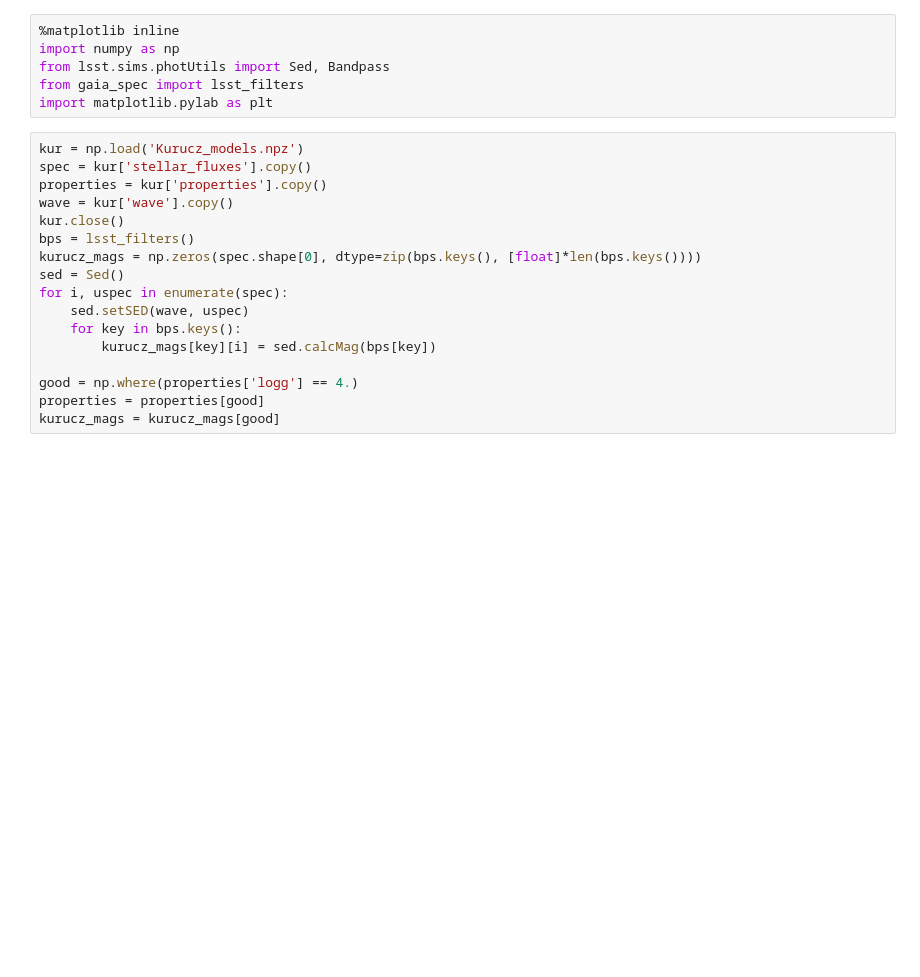
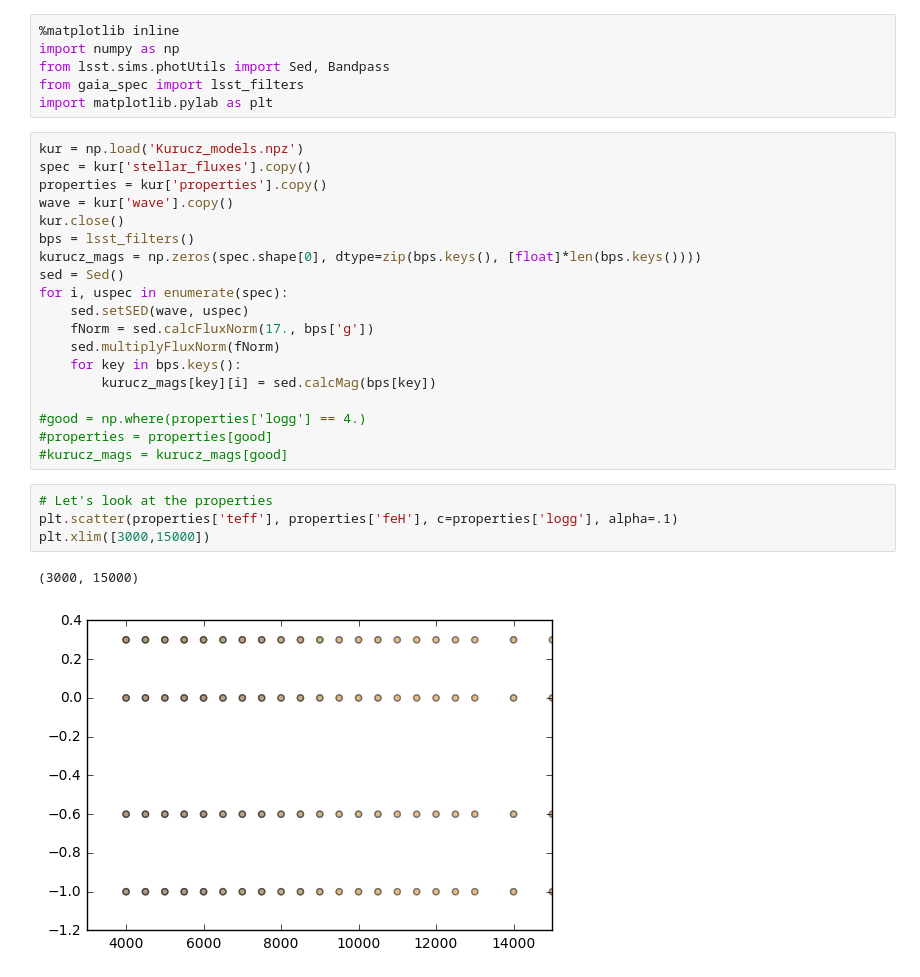
Before and after one commit to lsst-sims/sims_gaia_calib, a Jupyter notebook: python/predict_u_try2.ipynb, the cells around one changed output. Cells and saved outputs as stored; diff of their text form; blank space fills up the shorter version.

```diff
--- a/python/predict_u_try2.ipynb
+++ b/python/predict_u_try2.ipynb
@@ -15,12 +15,21 @@ kurucz_mags = np.zeros(spec.shape[0], dtype=zip(bps.keys(), [float]*len(bps.keys
 sed = Sed()
 for i, uspec in enumerate(spec):
     sed.setSED(wave, uspec)
+    fNorm = sed.calcFluxNorm(17., bps['g'])
+    sed.multiplyFluxNorm(fNorm)
     for key in bps.keys():
         kurucz_mags[key][i] = sed.calcMag(bps[key])
 
-good = np.where(properties['logg'] == 4.)
-properties = properties[good]
-kurucz_mags = kurucz_mags[good]
+#good = np.where(properties['logg'] == 4.)
+#properties = properties[good]
+#kurucz_mags = kurucz_mags[good]
+# %%
+# Let's look at the properties
+plt.scatter(properties['teff'], properties['feH'], c=properties['logg'], alpha=.1)
+plt.xlim([3000,15000])
+# %% [output]
+(3000, 15000)
+[figure, added]
 # %%
 plt.scatter(properties['feH'], kurucz_mags['g']-kurucz_mags['r'], c=kurucz_mags['u']-kurucz_mags['g'], alpha=.1)
 # %% [output]
```
Also changed, not shown: parts of 6 cells of this notebook, 4 other files.
